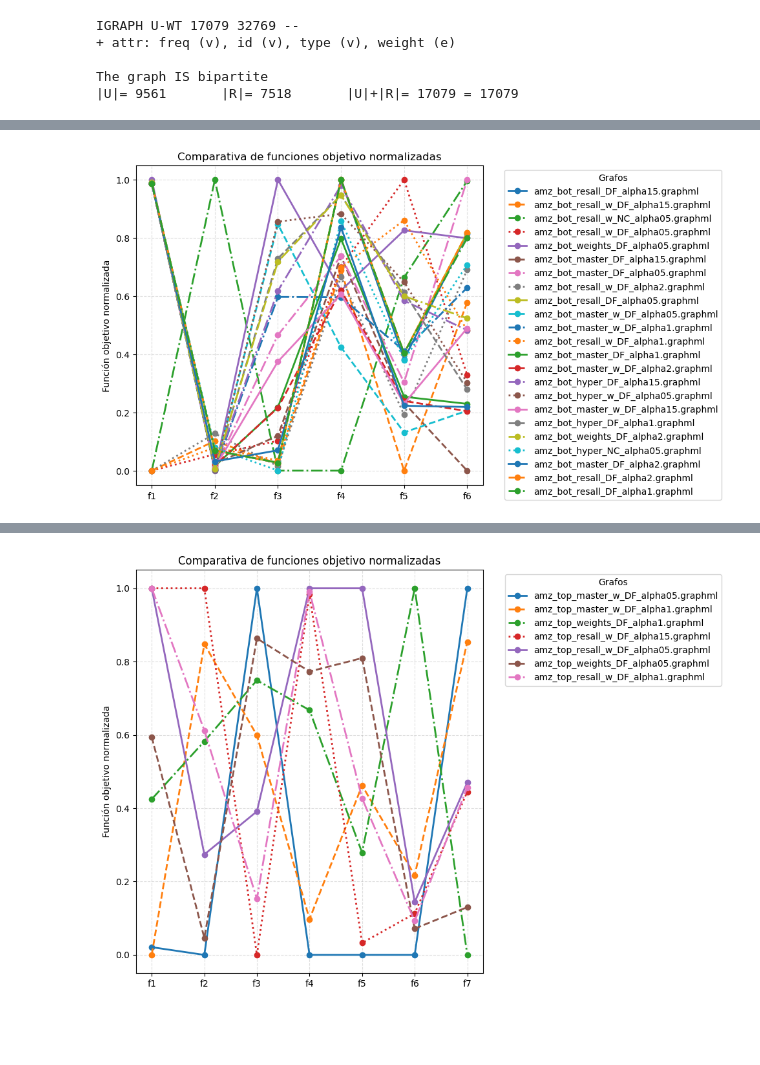
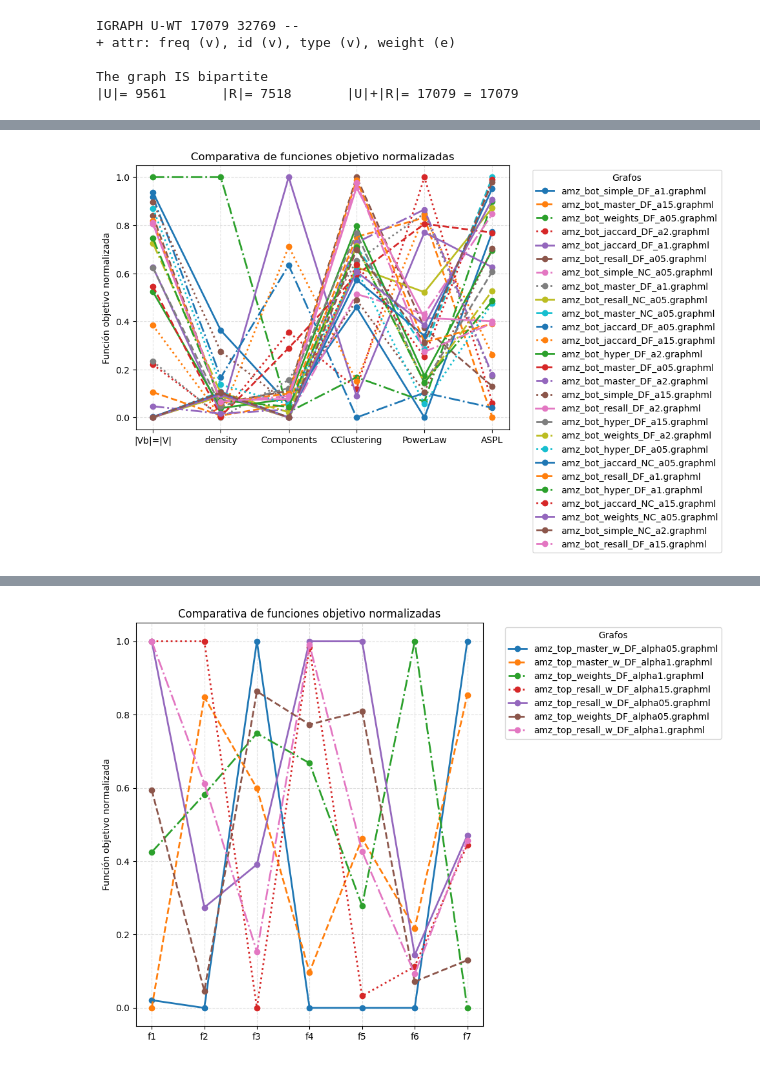
Before and after one commit to diazmx/phd-thesis-lab, a Jupyter notebook: 13-paper-modelling/BipMetrics.ipynb, the cells around one changed output, grey strips where cells are left out. Saved outputs shown, nothing was run; the diff lists cells and outputs as text; code cells hidden in the pictures; blank space fills up the shorter version.

```diff
--- a/13-paper-modelling/BipMetrics.ipynb
+++ b/13-paper-modelling/BipMetrics.ipynb
@@ -178,13 +205,13 @@ def compute_bip_metrics(gb, typen):
     x11 = compute_power_law_bipartite(gb, typen)
     return dict(x1=x1, x2=x2, x3=x3, x8=x8, x9=x9, x11=x11)
 
-def compute_proj_metrics(gu):
+def compute_proj_metrics(gu, k):
     """Calcula x4,x5,x6,x7,x10,γ_U de la proyección."""
     x4 = gu.vcount()
     x5 = gu.ecount()
     x6 = len(gu.clusters(mode='weak'))
     x7 = gu.transitivity_undirected(mode="zero")
-    x10 = compute_avg_path_length(gu, 100)
+    x10 = compute_avg_path_length(gu, k)
     #try:
     #    x10 = gu.average_path_length(directed=False)
     #except:
@@ -269,7 +296,7 @@ def pareto_rank_all(solutions):
     return fronts
 # %%
 # —————————— Flujo principal ——————————
-tnodes = 0
+tnodes = 1
 
 # 1) Leer el único grafo bipartito
 gb = ig.Graph.Read_GraphML("binet-AMZ-Rw.graphml")
@@ -285,9 +312,9 @@ bip_metrics
 # %%
 # 2) Escanear carpeta de proyecciones
 if tnodes == 0:
-    proj_dir = "grafos"
+    proj_dir = "amz/top"
 else:
-    proj_dir = "grafos2"
+    proj_dir = "amz/bot"
 
 proj_files = [f for f in os.listdir(proj_dir)
               if f.endswith(".graphml") and f!="bipartito.graphml"]
@@ -298,16 +325,21 @@ solutions = []
 conta_neg = 0
 to_df = []
 names_df = []
+k = 100
 for fname in proj_files:
     gu = ig.Graph.Read_GraphML(os.path.join(proj_dir, fname))
-    proj_metrics = compute_proj_metrics(gu)
+    gu = remove_isolated_nodes(gu, k=5)
+    if k < gu.vcount():
+        proj_metrics = compute_proj_metrics(gu,k)
+    else:
+        proj_metrics = compute_proj_metrics(gu,gu.vcount())
     sol = evaluate_solution(bip_metrics, proj_metrics, tnodes)
     to_df.append(sol["f"])
     names_df.append(fname[:-8])
     sol["filename"] = fname  # <- Añadimos esta línea
     solutions.append(sol)
     #if is_feasible(sol):
-    #    solutions.append(sol)
+        #solutions.append(sol)
 
 a = pd.DataFrame(to_df)
 b = pd.DataFrame(names_df)
@@ -623,7 +619,8 @@ Grafos óptimos ordenados por diversidad (crowding distance):
 # %%
 # Número máximo de grafos a graficar
 N = len(pareto_sorted)
-labels = [f"f{i+1}" for i in range(6)]  # nombres de funciones f1..f6
+#labels = [f"f{i+1}" for i in range(6)]  # nombres de funciones f1..f6
+labels = ["|Vb|=|V|", "density", "Components", "CClustering", "PowerLaw", "ASPL"]
 
 # Extraer vectores f y nombres de archivo
 F = np.array([s["f"] for s in pareto_sorted[:N]])
@@ -631,31 +628,31 @@ names = [s["filename"] for s in pareto_sorted[:N]]
 
 # Normalizar funciones objetivo columna por columna
 F_norm = (F - F.min(axis=0)) / (F.max(axis=0) - F.min(axis=0) + 1e-8)
 
 # Preparar figura
 plt.figure(figsize=(10, 6))
 
 # Colores y estilos variados
 colors = plt.cm.tab10.colors
 linestyles = ['-', '--', '-.', ':'] * 3
 
 for i in range(N):
     plt.plot(
         labels,
         F_norm[i],
         label=names[i],
         color=colors[i % len(colors)],
         linestyle=linestyles[i % len(linestyles)],
         linewidth=2,
         marker='o'
     )
 
 plt.ylabel("Función objetivo normalizada")
 plt.title("Comparativa de funciones objetivo normalizadas")
 plt.grid(True, linestyle="--", alpha=0.4)
 plt.legend(title="Grafos", bbox_to_anchor=(1.05, 1), loc="upper left")
 plt.tight_layout()
 plt.savefig("test.png")
 plt.show()
 # %% [output]
-[figure, old version]
+[figure, new version]
```
Also changed, not shown: parts of 16 cells of this notebook, 5 other files.
